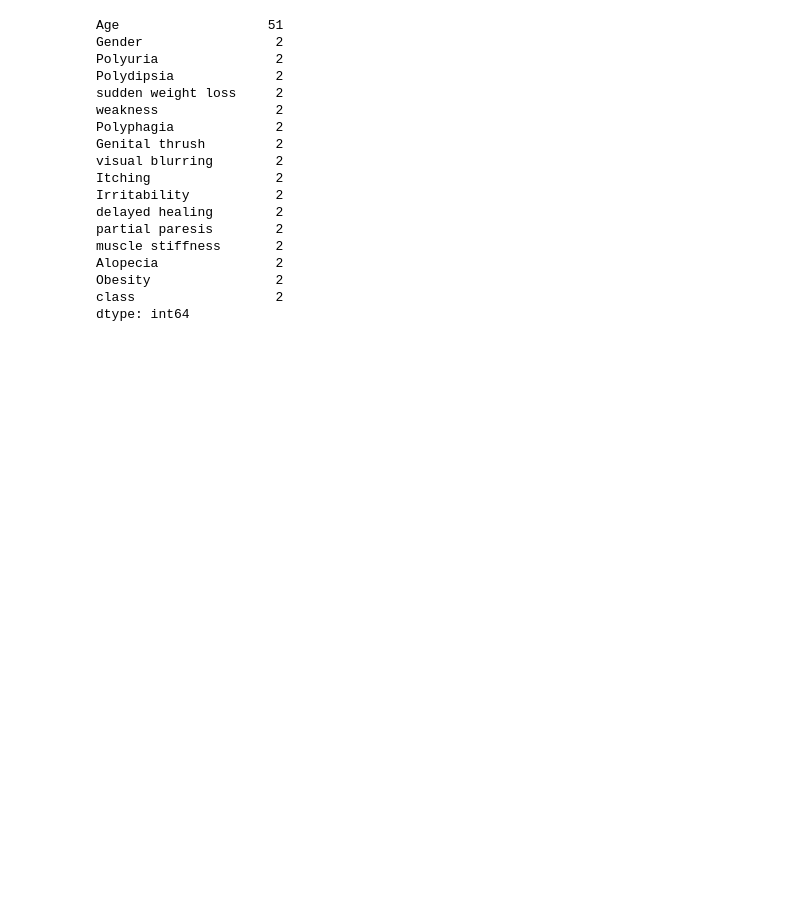
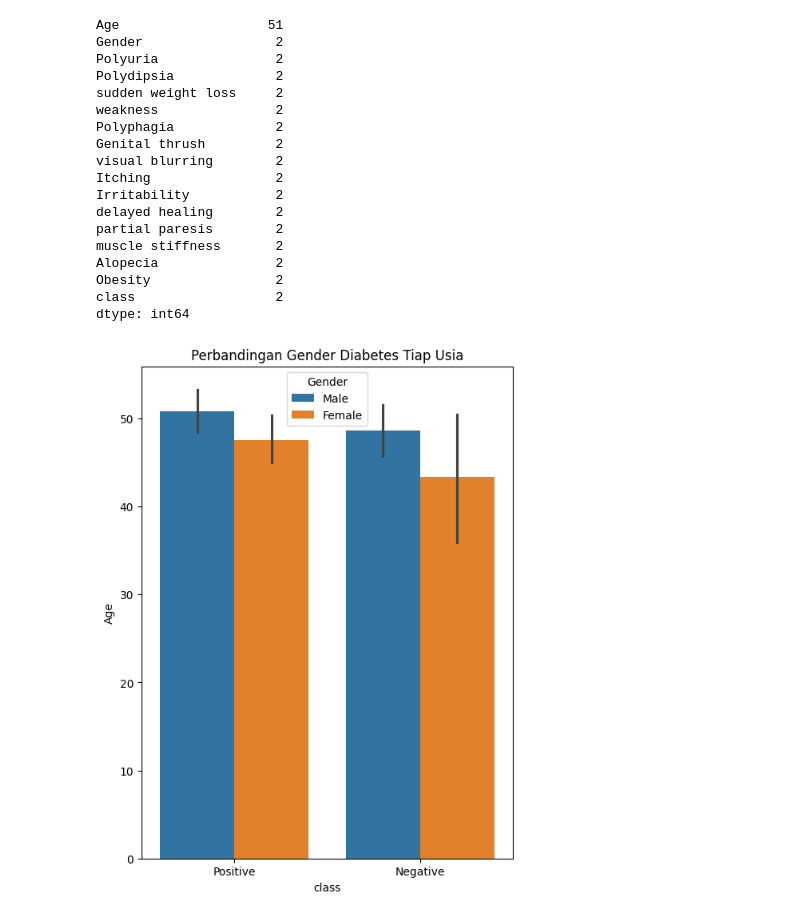
Before and after one commit to zee-mora/python_diabetes_colab, a Jupyter notebook: main.ipynb, the cells around one changed output. Drawn from its saved outputs; the diff is of its cells as text; code cells hidden in the pictures; blank space fills up the shorter version.

Commit message:
Exploratory Data Analysis - Visualisasi Data Pada Setiap Kolom Data

```diff
--- a/main.ipynb
+++ b/main.ipynb
@@ -148,3 +139,10 @@ Alopecia               2
 Obesity                2
 class                  2
 dtype: int64
+# %%
+plt.figure(figsize=(6,8))
+sns.barplot(data=df, y="Age", x="class", hue="Gender")
+plt.title("Perbandingan Gender Diabetes Tiap Usia")
+plt.show()
+# %% [output]
+[figure, added]
```
Also changed, not shown: parts of 3 cells of this notebook.
